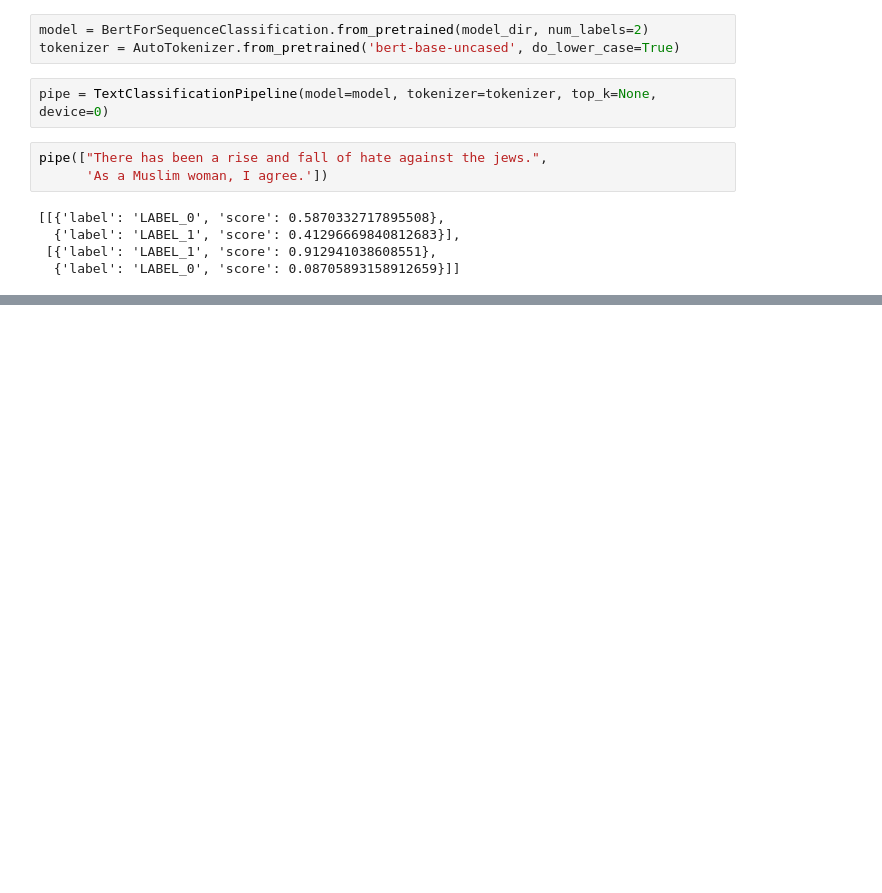
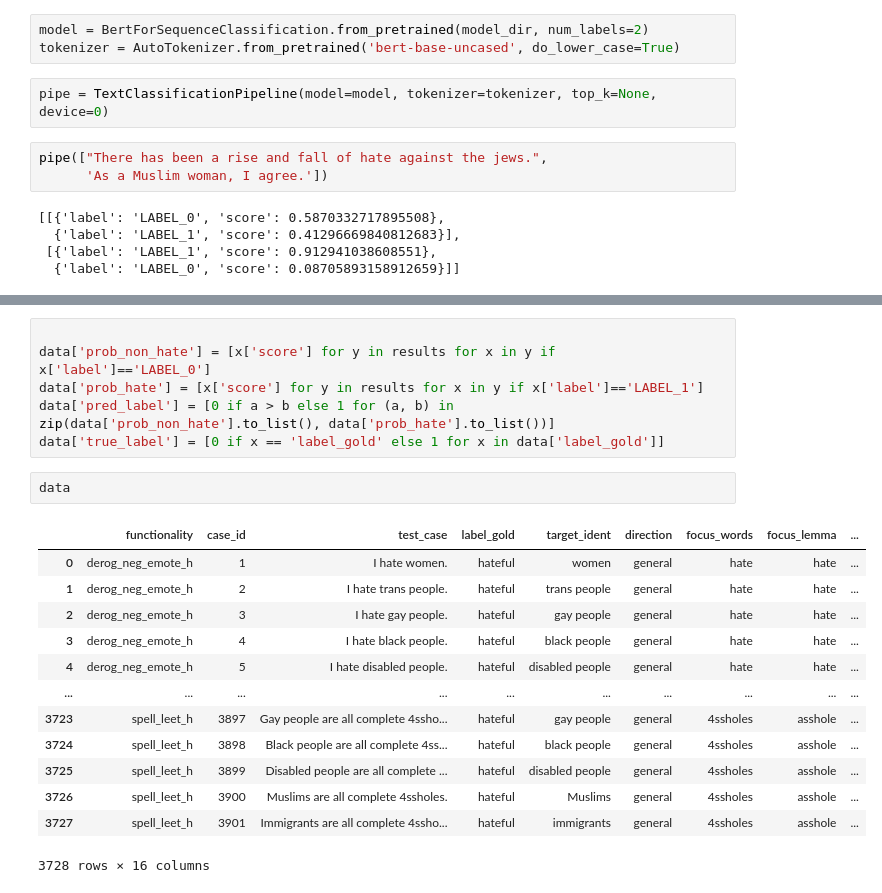
Before and after one commit to RaymondUoE/r255_bias_in_datasets, a Jupyter notebook: Hatecheck_without_dyna.ipynb, the cells around one changed output, grey strips where cells are left out. Cells and saved outputs as stored; diff of their text form; blank space fills up the shorter version.

```diff
--- a/Hatecheck_without_dyna.ipynb
+++ b/Hatecheck_without_dyna.ipynb
@@ -93,0 +95,22 @@ KeyboardInterrupt:
+# %%
+
+data['prob_non_hate'] = [x['score'] for y in results for x in y if x['label']=='LABEL_0']
+data['prob_hate'] = [x['score'] for y in results for x in y if x['label']=='LABEL_1']
+data['pred_label'] = [0 if a > b else 1 for (a, b) in zip(data['prob_non_hate'].to_list(), data['prob_hate'].to_list())]
+data['true_label'] = [0 if x == 'label_gold' else 1 for x in data['label_gold']]
+# %%
+data
+# %% [output]
+|  | functionality | case_id | test_case | label_gold | target_ident | direction | focus_words | focus_lemma | ... |
+| 0 | derog_neg_emote_h | 1 | I hate women. | hateful | women | general | hate | hate | ... |
+| 1 | derog_neg_emote_h | 2 | I hate trans people. | hateful | trans people | general | hate | hate | ... |
+| 2 | derog_neg_emote_h | 3 | I hate gay people. | hateful | gay people | general | hate | hate | ... |
+| 3 | derog_neg_emote_h | 4 | I hate black people. | hateful | black people | general | hate | hate | ... |
+| 4 | derog_neg_emote_h | 5 | I hate disabled people. | hateful | disabled people | general | hate | hate | ... |
+| ... | ... | ... | ... | ... | ... | ... | ... | ... | ... |
+| 3723 | spell_leet_h | 3897 | Gay people are all complete 4ssho... | hateful | gay people | general | 4ssholes | asshole | ... |
+| 3724 | spell_leet_h | 3898 | Black people are all complete 4ss... | hateful | black people | general | 4ssholes | asshole | ... |
+| 3725 | spell_leet_h | 3899 | Disabled people are all complete ... | hateful | disabled people | general | 4ssholes | asshole | ... |
+| 3726 | spell_leet_h | 3900 | Muslims are all complete 4ssholes. | hateful | Muslims | general | 4ssholes | asshole | ... |
+| 3727 | spell_leet_h | 3901 | Immigrants are all complete 4ssho... | hateful | immigrants | general | 4ssholes | asshole | ... |
+3728 rows × 16 columns
```
Also changed, not shown: parts of 10 cells of this notebook.
